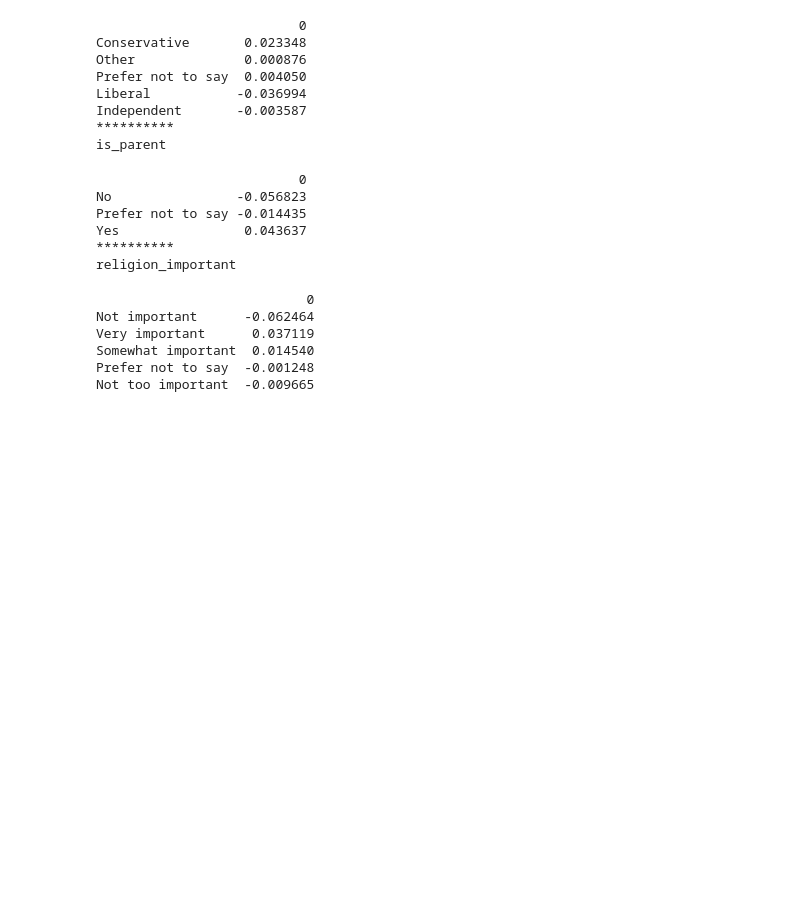
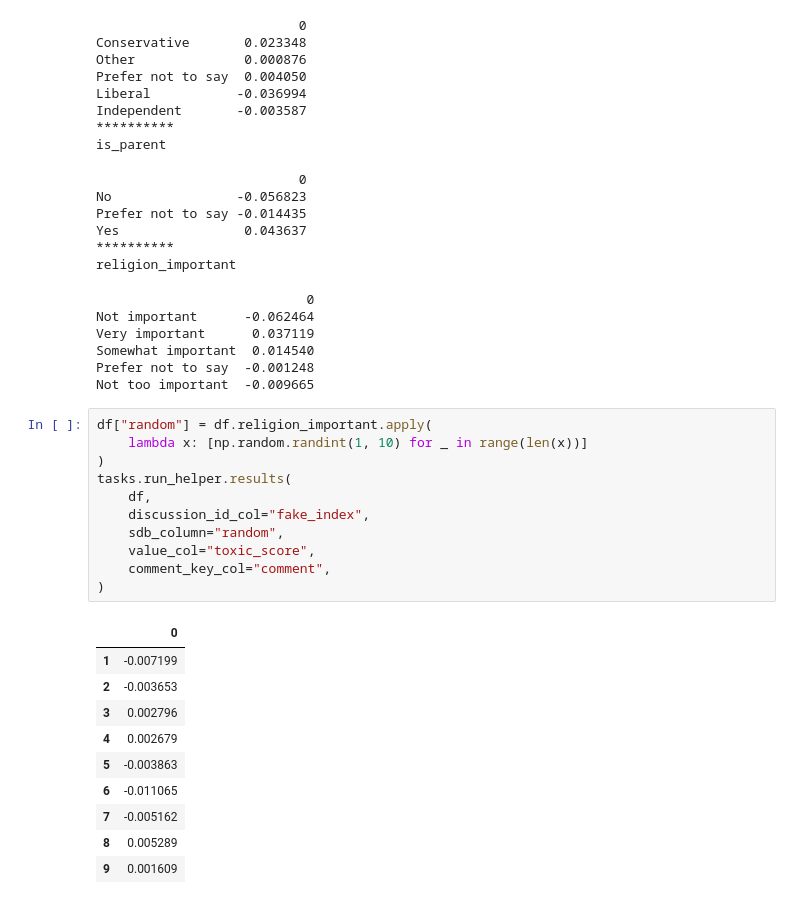
Before and after one commit to dimits-ts/aposteriori-unimodality, a Jupyter notebook: notebooks/real_life_kumar.ipynb, the cells around one changed output. Saved outputs shown, nothing was run; the diff lists cells and outputs as text; blank space fills up the shorter version.

```diff
--- a/notebooks/real_life_kumar.ipynb
+++ b/notebooks/real_life_kumar.ipynb
@@ -161,3 +162,25 @@ Very important      0.037119
 Somewhat important  0.014540
 Prefer not to say  -0.001248
 Not too important  -0.009665
+# %%
+df["random"] = df.religion_important.apply(
+    lambda x: [np.random.randint(1, 10) for _ in range(len(x))]
+)
+tasks.run_helper.results(
+    df,
+    discussion_id_col="fake_index",
+    sdb_column="random",
+    value_col="toxic_score",
+    comment_key_col="comment",
+)
+# %% [output]
+|  | 0 |
+| 1 | -0.007199 |
+| 2 | -0.003653 |
+| 3 | 0.002796 |
+| 4 | 0.002679 |
+| 5 | -0.003863 |
+| 6 | -0.011065 |
+| 7 | -0.005162 |
+| 8 | 0.005289 |
+| 9 | 0.001609 |
```
Also changed, not shown: parts of 1 cell of this notebook, 3 other files.
